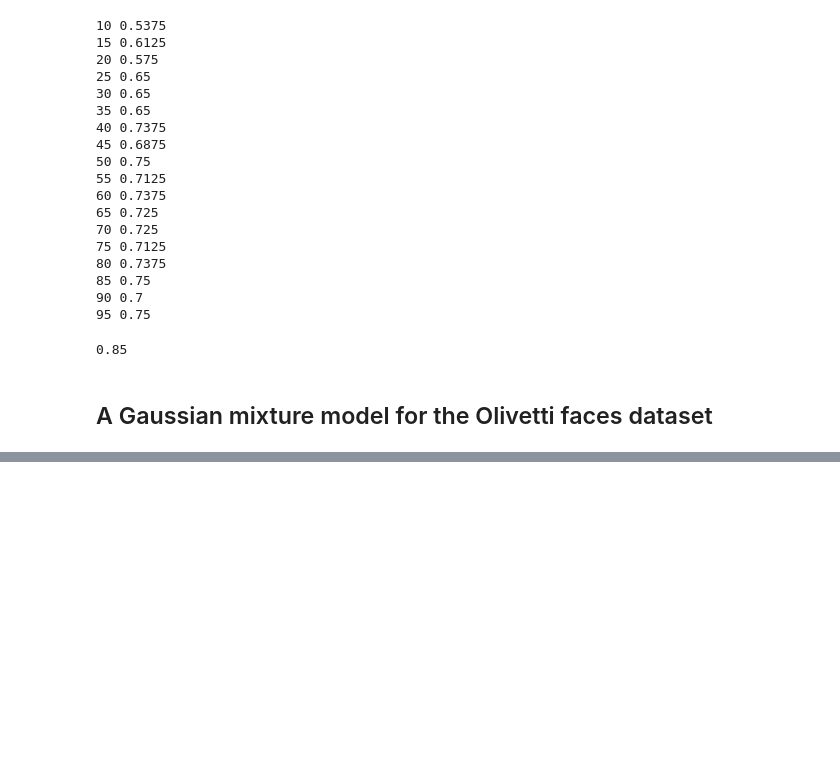
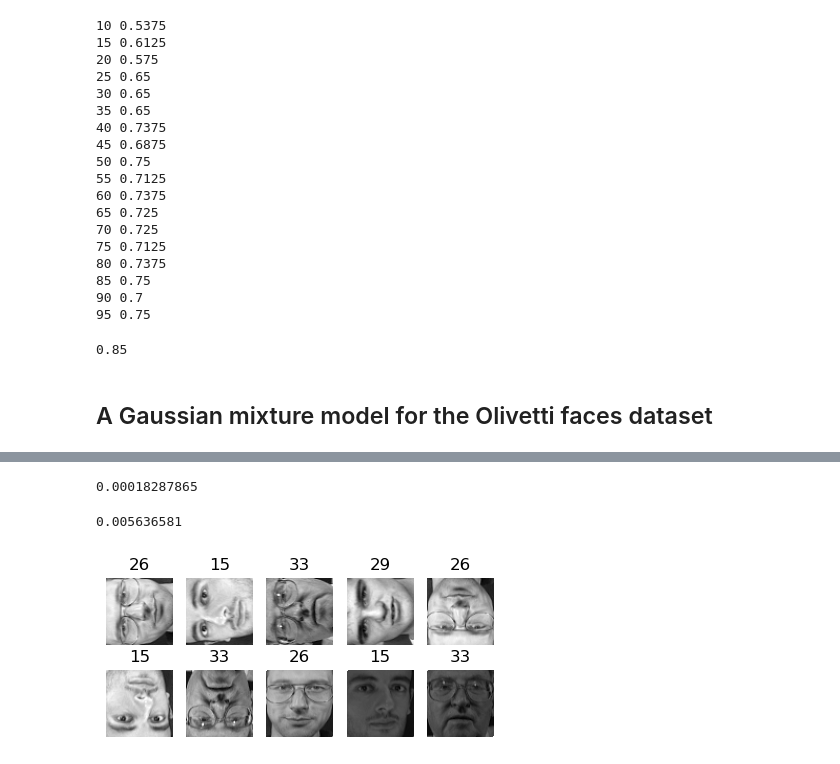
Before and after one commit to AshishKakran/learn-ML, a Jupyter notebook: face_similiarity.ipynb, the cells around one changed output, grey strips where cells are left out. Saved outputs shown, nothing was run; the diff lists cells and outputs as text; code cells hidden in the pictures; blank space fills up the shorter version.

```diff
--- a/face_similiarity.ipynb
+++ b/face_similiarity.ipynb
@@ -276,0 +395,12 @@ clf.score(X_val_extended, y_val) #better but not as good as the original dataset
+# %%
+reconstruction_errors(pca, X_train).mean()
+# %% [output]
+0.00018287865
+# %%
+reconstruction_errors(pca, X_bad_faces).mean()
+# %% [output]
+0.005636581
+# %%
+plot_faces(X_bad_faces, y_bad)
+# %% [output]
+[figure, added]
```
Also changed, not shown: parts of 22 cells of this notebook, 1 other file.
